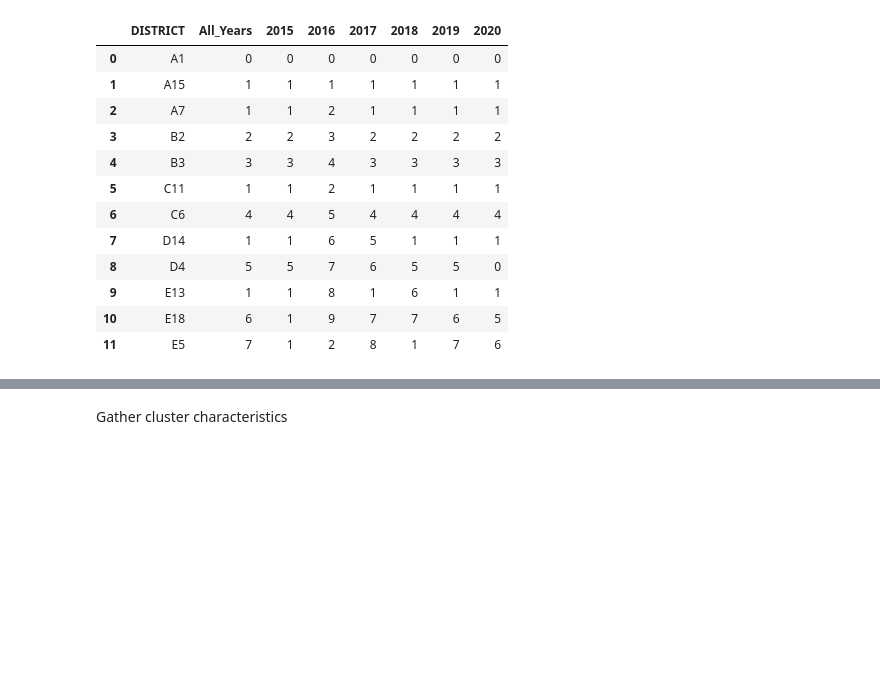
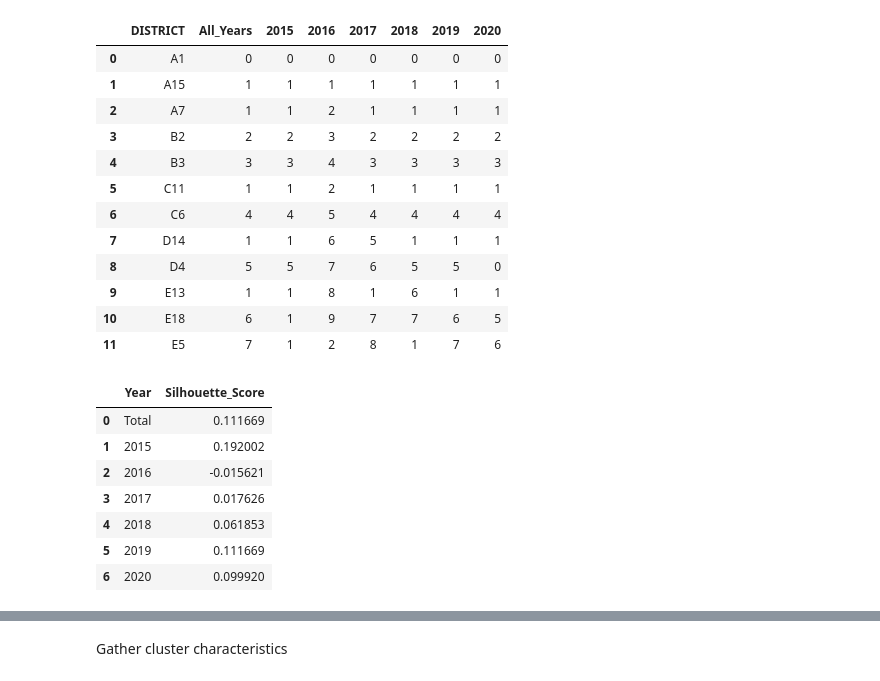
Before and after one commit to insomninina/ds5230fall22, a Jupyter notebook: Code/DBSCAN.ipynb, the cells around one changed output, grey strips where cells are left out. Drawn from its saved outputs; the diff is of its cells as text; code cells hidden in the pictures; blank space fills up the shorter version.

Commit message:
Update DBSCAN code

```diff
--- a/Code/DBSCAN.ipynb
+++ b/Code/DBSCAN.ipynb
@@ -127,21 +140,37 @@ y_dbscan = dbscan.fit_predict(data_2017)
 clusters = pd.DataFrame(dbscan.labels_)
 dbscan_pred_2017 = districts_2017.join(clusters)
 dbscan_pred_2017 = dbscan_pred_2017.rename(columns = {0 : '2017'})
+
+s_2017 = silhouette_score(data, dbscan.labels_)
+s_score = [['2017', silhouette_score(data, dbscan.labels_)]]
+silhouette_scores = silhouette_scores.append(pd.DataFrame(s_score, columns=[ 'Year', 'Silhouette_Score']), ignore_index = True)
 # %%
 y_dbscan = dbscan.fit_predict(data_2018)
 clusters = pd.DataFrame(dbscan.labels_)
 dbscan_pred_2018 = districts_2018.join(clusters)
 dbscan_pred_2018 = dbscan_pred_2018.rename(columns = {0 : '2018'})
+
+s_2018 = silhouette_score(data, dbscan.labels_)
+s_score = [['2018', silhouette_score(data, dbscan.labels_)]]
+silhouette_scores = silhouette_scores.append(pd.DataFrame(s_score, columns=[ 'Year', 'Silhouette_Score']), ignore_index = True)
 # %%
 y_dbscan = dbscan.fit_predict(data_2019)
 clusters = pd.DataFrame(dbscan.labels_)
 dbscan_pred_2019 = districts_2019.join(clusters)
 dbscan_pred_2019 = dbscan_pred_2019.rename(columns = {0 : '2019'})
+
+s_2019 = silhouette_score(data, dbscan.labels_)
+s_score = [['2019', silhouette_score(data, dbscan.labels_)]]
+silhouette_scores = silhouette_scores.append(pd.DataFrame(s_score, columns=[ 'Year', 'Silhouette_Score']), ignore_index = True)
 # %%
 y_dbscan = dbscan.fit_predict(data_2020)
 clusters = pd.DataFrame(dbscan.labels_)
 dbscan_pred_2020 = districts_2020.join(clusters)
 dbscan_pred_2020 = dbscan_pred_2020.rename(columns = {0 : '2020'})
+
+s_2020 = silhouette_score(data, dbscan.labels_)
+s_score = [['2020', silhouette_score(data, dbscan.labels_)]]
+silhouette_scores = silhouette_scores.append(pd.DataFrame(s_score, columns=[ 'Year', 'Silhouette_Score']), ignore_index = True)
 # %%
 dbscan_pred = pd.merge(dbscan_pred, dbscan_pred_2015, on = 'DISTRICT')
 dbscan_pred = pd.merge(dbscan_pred, dbscan_pred_2016, on = 'DISTRICT')
@@ -165,3 +194,14 @@ dbscan_pred
 | 9 | E13 | 1 | 1 | 8 | 1 | 6 | 1 | 1 |
 | 10 | E18 | 6 | 1 | 9 | 7 | 7 | 6 | 5 |
 | 11 | E5 | 7 | 1 | 2 | 8 | 1 | 7 | 6 |
+# %%
+silhouette_scores
+# %% [output]
+|  | Year | Silhouette_Score |
+| 0 | Total | 0.111669 |
+| 1 | 2015 | 0.192002 |
+| 2 | 2016 | -0.015621 |
+| 3 | 2017 | 0.017626 |
+| 4 | 2018 | 0.061853 |
+| 5 | 2019 | 0.111669 |
+| 6 | 2020 | 0.099920 |
```
Also changed, not shown: parts of 7 cells of this notebook.
